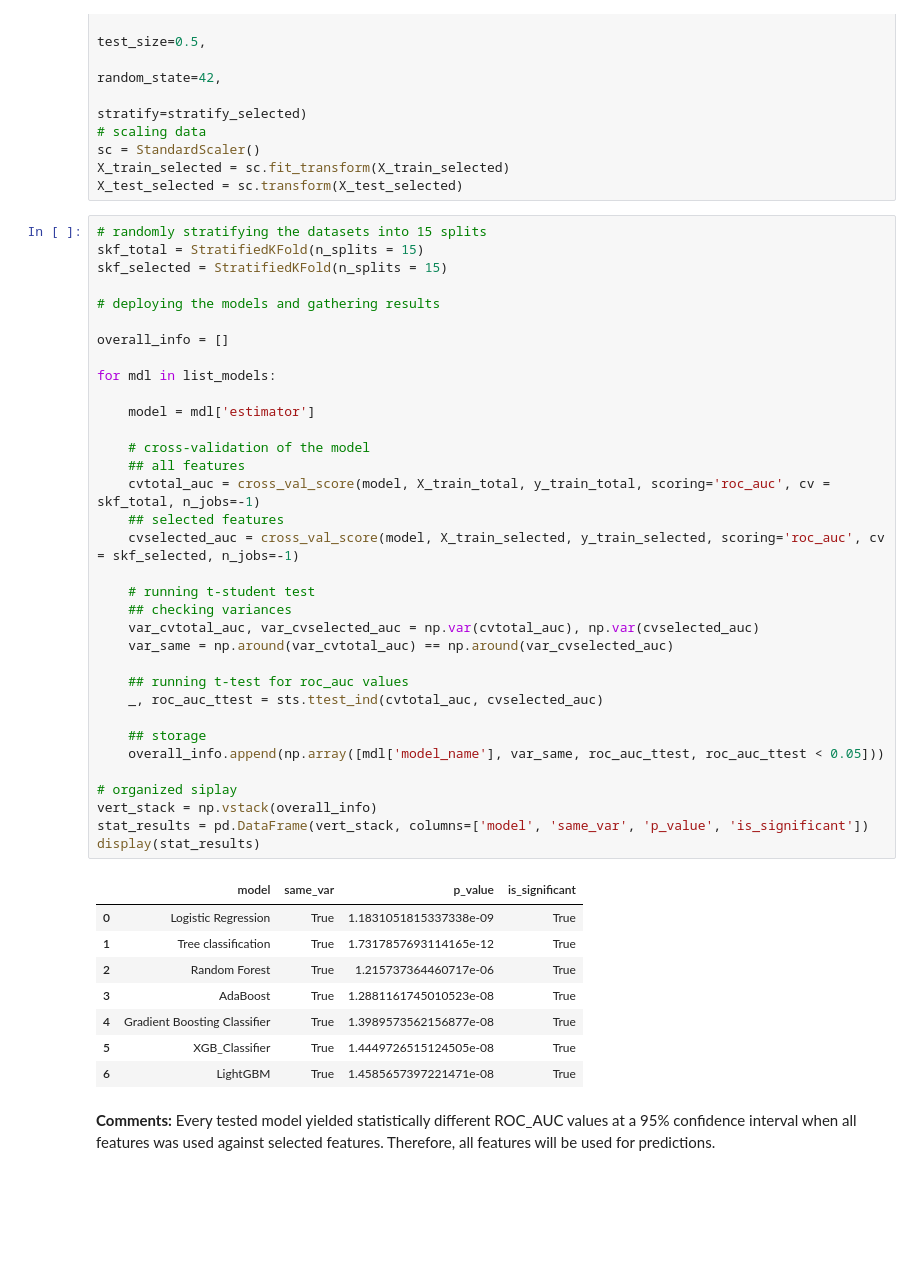
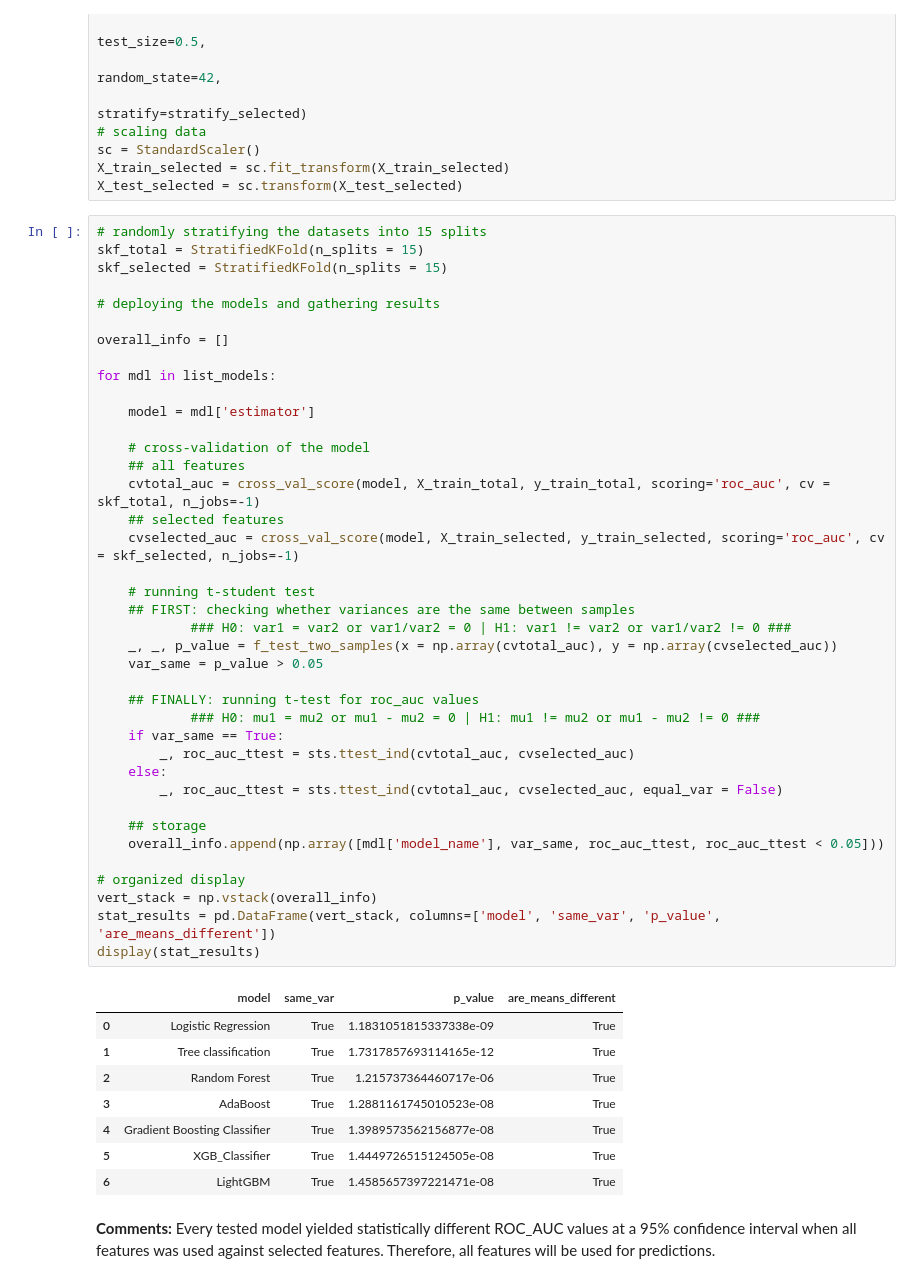
Before and after one commit to dfabat/Projects, a Jupyter notebook: COVID_project/covid.ipynb, the cells around one changed output. Drawn from its saved outputs; the diff is of its cells as text; blank space fills up the shorter version.

```diff
--- a/COVID_project/covid.ipynb
+++ b/COVID_project/covid.ipynb
@@ -507,39 +506,44 @@ X_test_selected = sc.transform(X_test_selected)
 # %%
 # randomly stratifying the datasets into 15 splits
 skf_total = StratifiedKFold(n_splits = 15)
 skf_selected = StratifiedKFold(n_splits = 15)
 
 # deploying the models and gathering results
 
 overall_info = []
 
 for mdl in list_models:
 
     model = mdl['estimator']
 
     # cross-validation of the model
     ## all features
     cvtotal_auc = cross_val_score(model, X_train_total, y_train_total, scoring='roc_auc', cv = skf_total, n_jobs=-1)
     ## selected features
     cvselected_auc = cross_val_score(model, X_train_selected, y_train_selected, scoring='roc_auc', cv = skf_selected, n_jobs=-1)
 
     # running t-student test
-    ## checking variances
-    var_cvtotal_auc, var_cvselected_auc = np.var(cvtotal_auc), np.var(cvselected_auc)
-    var_same = np.around(var_cvtotal_auc) == np.around(var_cvselected_auc)
+    ## FIRST: checking whether variances are the same between samples
+            ### H0: var1 = var2 or var1/var2 = 0 | H1: var1 != var2 or var1/var2 != 0 ###
+    _, _, p_value = f_test_two_samples(x = np.array(cvtotal_auc), y = np.array(cvselected_auc))
+    var_same = p_value > 0.05
 
-    ## running t-test for roc_auc values
-    _, roc_auc_ttest = sts.ttest_ind(cvtotal_auc, cvselected_auc)
+    ## FINALLY: running t-test for roc_auc values
+            ### H0: mu1 = mu2 or mu1 - mu2 = 0 | H1: mu1 != mu2 or mu1 - mu2 != 0 ###
+    if var_same == True:
+        _, roc_auc_ttest = sts.ttest_ind(cvtotal_auc, cvselected_auc)
+    else:
+        _, roc_auc_ttest = sts.ttest_ind(cvtotal_auc, cvselected_auc, equal_var = False)
 
     ## storage
     overall_info.append(np.array([mdl['model_name'], var_same, roc_auc_ttest, roc_auc_ttest < 0.05]))
 
-# organized siplay
+# organized display
 vert_stack = np.vstack(overall_info)
-stat_results = pd.DataFrame(vert_stack, columns=['model', 'same_var', 'p_value', 'is_significant'])
+stat_results = pd.DataFrame(vert_stack, columns=['model', 'same_var', 'p_value', 'are_means_different'])
 display(stat_results)
 # %% [output]
-|  | model | same_var | p_value | is_significant |
+|  | model | same_var | p_value | are_means_different |
 | 0 | Logistic Regression | True | 1.1831051815337338e-09 | True |
 | 1 | Tree classification | True | 1.7317857693114165e-12 | True |
 | 2 | Random Forest | True | 1.215737364460717e-06 | True |
```
Also changed, not shown: parts of 2 cells of this notebook, 1 other file.
